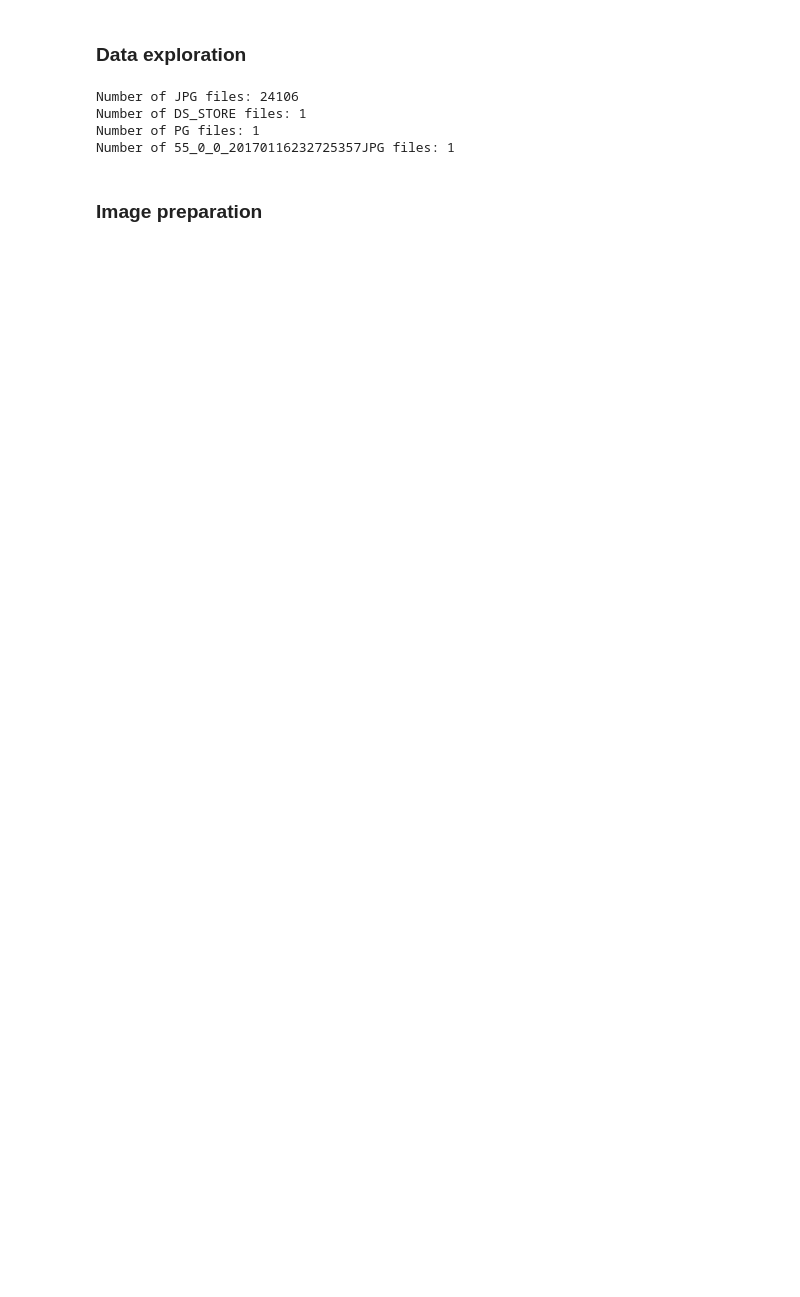
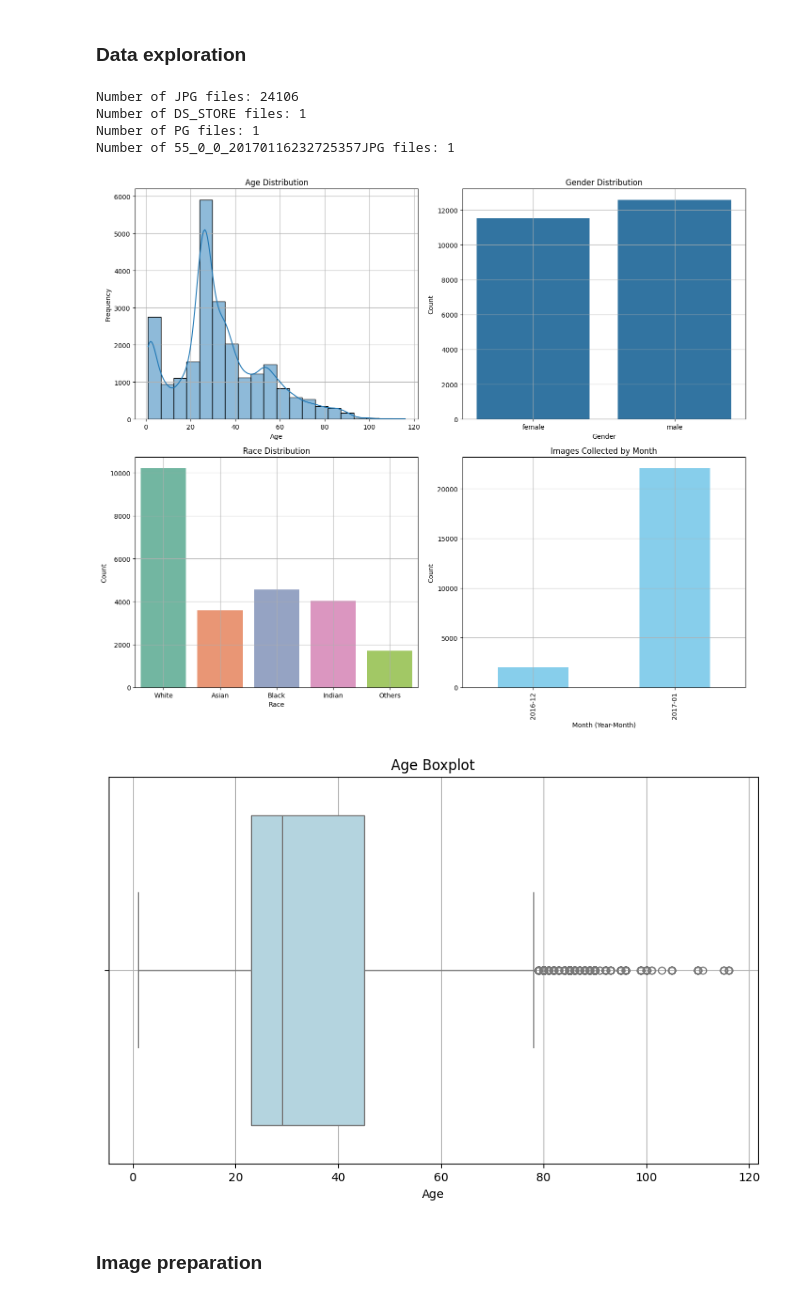
Before and after one commit to VladanPetkovic/cv_project, a Jupyter notebook: main.ipynb, the cells around one changed output. Cells and saved outputs as stored; diff of their text form; code cells hidden in the pictures; blank space fills up the shorter version.

```diff
--- a/main.ipynb
+++ b/main.ipynb
@@ -3,18 +3,21 @@
 # %%
 from scripts.data_exploration import *
 
 # as we have two wrong files:
 # 55_0_0_20170116232725357JPG
 # 44_1_4_20170116235150272.pg
 file_endings = print_file_endings()
 
 df = get_dataframe()
 create_csv(df)
-# TODO: add some plots about distribution
+show_histogram_plots(df)
+plot_age_boxplot(df)
 # %% [output]
 Number of JPG files: 24106
 Number of DS_STORE files: 1
 Number of PG files: 1
 Number of 55_0_0_20170116232725357JPG files: 1
+[figure, added]
+[figure, added]
 # %% [markdown]
 ### Image preparation
```
Also changed, not shown: parts of 2 cells of this notebook, 2 other files.
